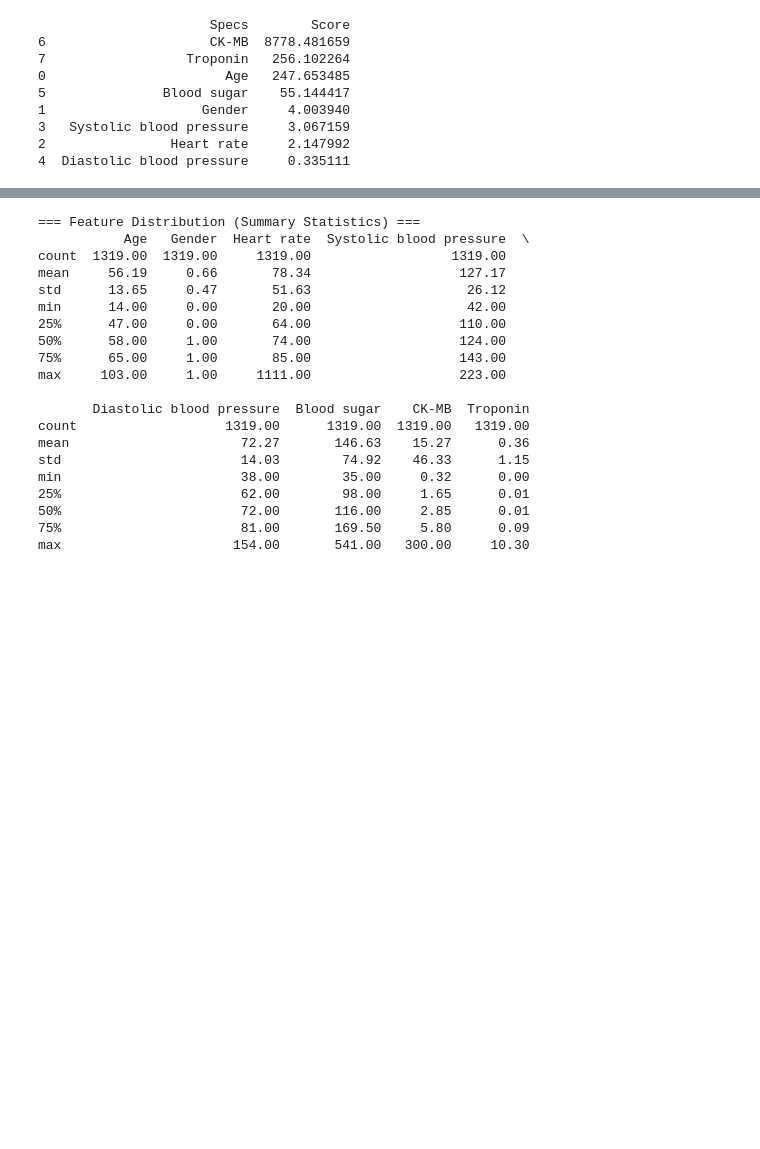
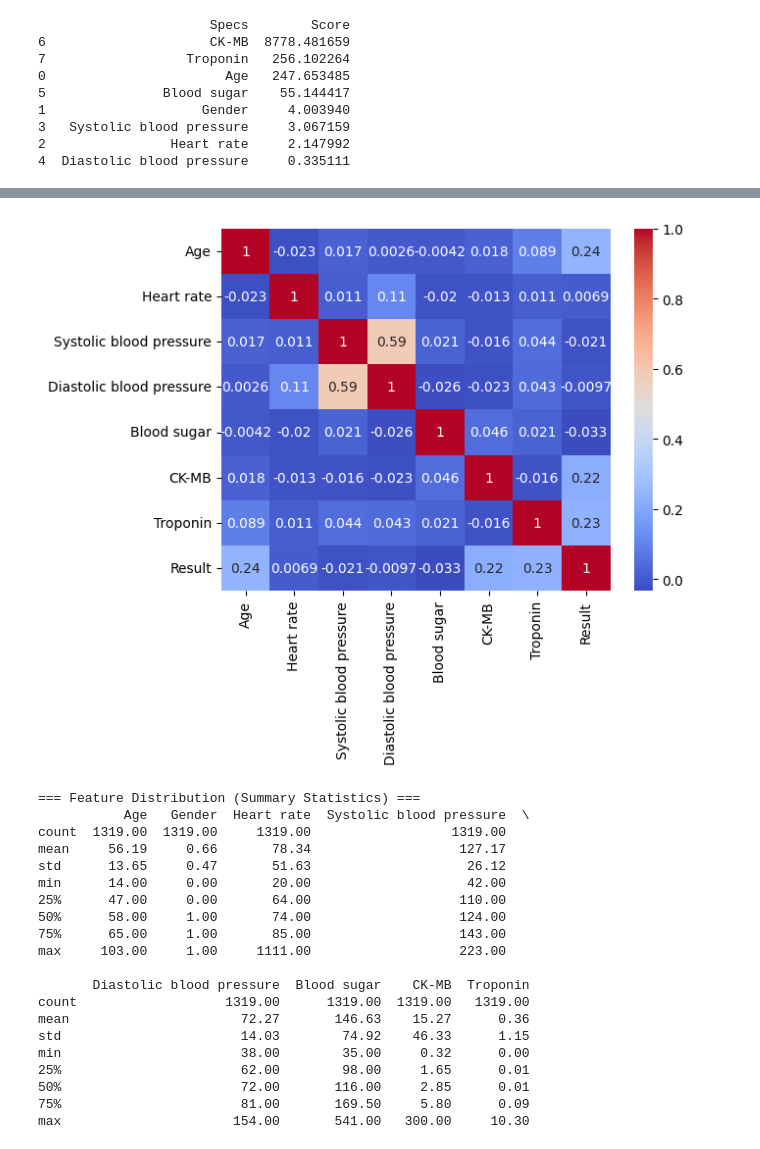
Before and after one commit to Phionanamugga/EDA_Cardiac_Biomarkers_and_Disease_Diagnosis, a Jupyter notebook: diagnosis.ipynb, the cells around one changed output, grey strips where cells are left out. Drawn from its saved outputs; the diff is of its cells as text; code cells hidden in the pictures; blank space fills up the shorter version.

```diff
--- a/diagnosis.ipynb
+++ b/diagnosis.ipynb
@@ -188,3 +226,31 @@ plt.show
+# %%
+# Defining which columns are numeric, which are categorical and the target for data visualization
+# Features
+numeric_features = [
+    'Age',
+    'Heart rate',
+    'Systolic blood pressure',
+    'Diastolic blood pressure',
+    'Blood sugar',
+    'CK-MB',
+    'Troponin'
+]
+
+df['Result'] = df['Result'].map({'positive': 1, 'negative': 0})
+df = df.dropna(subset=['Result'])
+df = df[~df['Result'].isin([float('inf'), float('-inf')])]
+df['Result'] = df['Result'].astype(int)
+
+categorical_features = ['Gender']
+
+# Target
+target = 'Result'
+
+corr = df[numeric_features + ['Result']].corr()
+sns.heatmap(corr, annot=True, cmap='coolwarm')
+plt.show()
+# %% [output]
+[figure, added]
 # %%
 # 3. Feature Distribution (Summary Statistics)
 print("\n=== Feature Distribution (Summary Statistics) ===")
```
Also changed, not shown: parts of 26 cells of this notebook.
